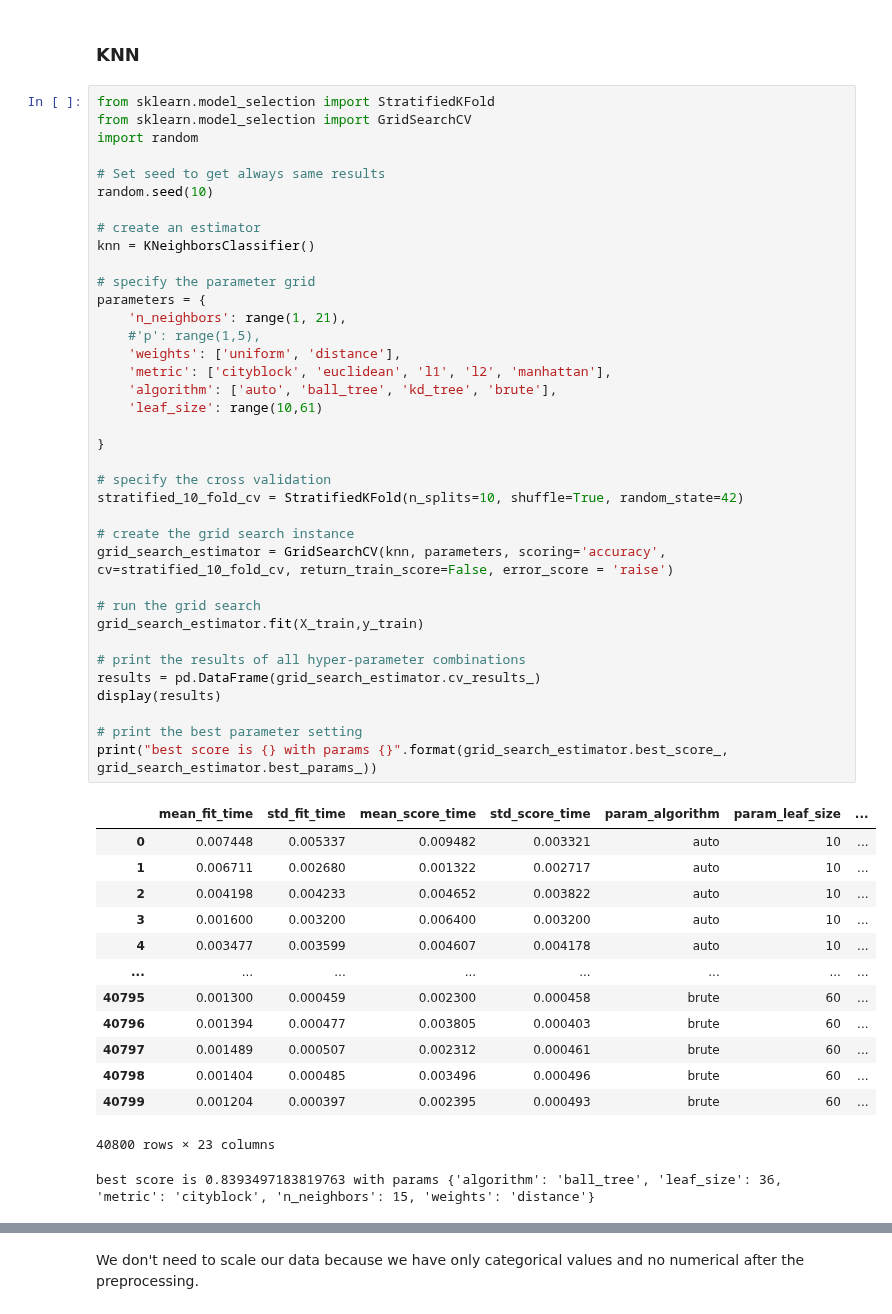
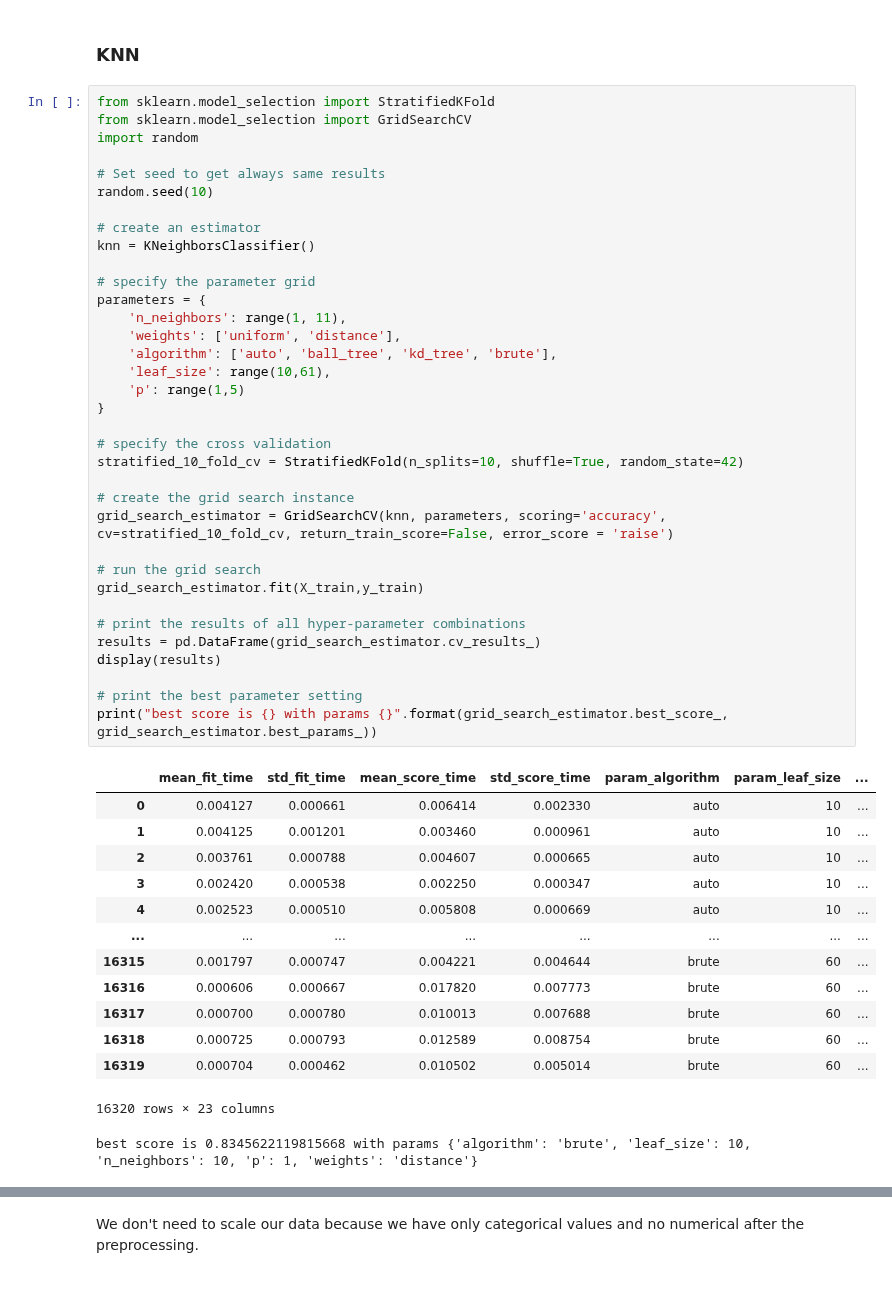
Before and after one commit to mariusjb/dm1-titanic, a Jupyter notebook: codes_chrisi_KNN_DecisionTree.ipynb, the cells around one changed output, grey strips where cells are left out. Cells and saved outputs as stored; diff of their text form.

```diff
--- a/codes_chrisi_KNN_DecisionTree.ipynb
+++ b/codes_chrisi_KNN_DecisionTree.ipynb
@@ -70,48 +63,46 @@ import random
 
 # Set seed to get always same results
 random.seed(10)
 
 # create an estimator
 knn = KNeighborsClassifier()
 
 # specify the parameter grid
 parameters = {
-    'n_neighbors': range(1, 21),
-    #'p': range(1,5),
+    'n_neighbors': range(1, 11),
     'weights': ['uniform', 'distance'],
-    'metric': ['cityblock', 'euclidean', 'l1', 'l2', 'manhattan'],
     'algorithm': ['auto', 'ball_tree', 'kd_tree', 'brute'],
-    'leaf_size': range(10,61)
-
+    'leaf_size': range(10,61),
+    'p': range(1,5)
 }
 
 # specify the cross validation
 stratified_10_fold_cv = StratifiedKFold(n_splits=10, shuffle=True, random_state=42)
 
 # create the grid search instance
 grid_search_estimator = GridSearchCV(knn, parameters, scoring='accuracy', cv=stratified_10_fold_cv, return_train_score=False, error_score = 'raise')
 
 # run the grid search
 grid_search_estimator.fit(X_train,y_train)
 
 # print the results of all hyper-parameter combinations
 results = pd.DataFrame(grid_search_estimator.cv_results_)
 display(results)
 
 # print the best parameter setting
 print("best score is {} with params {}".format(grid_search_estimator.best_score_, grid_search_estimator.best_params_))
 # %% [output]
 |  | mean_fit_time | std_fit_time | mean_score_time | std_score_time | param_algorithm | param_leaf_size | ... |
-| 0 | 0.007448 | 0.005337 | 0.009482 | 0.003321 | auto | 10 | ... |
-| 1 | 0.006711 | 0.002680 | 0.001322 | 0.002717 | auto | 10 | ... |
-| 2 | 0.004198 | 0.004233 | 0.004652 | 0.003822 | auto | 10 | ... |
-| 3 | 0.001600 | 0.003200 | 0.006400 | 0.003200 | auto | 10 | ... |
-| 4 | 0.003477 | 0.003599 | 0.004607 | 0.004178 | auto | 10 | ... |
+| 0 | 0.004127 | 0.000661 | 0.006414 | 0.002330 | auto | 10 | ... |
+| 1 | 0.004125 | 0.001201 | 0.003460 | 0.000961 | auto | 10 | ... |
+| 2 | 0.003761 | 0.000788 | 0.004607 | 0.000665 | auto | 10 | ... |
+| 3 | 0.002420 | 0.000538 | 0.002250 | 0.000347 | auto | 10 | ... |
+| 4 | 0.002523 | 0.000510 | 0.005808 | 0.000669 | auto | 10 | ... |
 | ... | ... | ... | ... | ... | ... | ... | ... |
-| 40795 | 0.001300 | 0.000459 | 0.002300 | 0.000458 | brute | 60 | ... |
-| 40796 | 0.001394 | 0.000477 | 0.003805 | 0.000403 | brute | 60 | ... |
-| 40797 | 0.001489 | 0.000507 | 0.002312 | 0.000461 | brute | 60 | ... |
-| 40798 | 0.001404 | 0.000485 | 0.003496 | 0.000496 | brute | 60 | ... |
-| 40799 | 0.001204 | 0.000397 | 0.002395 | 0.000493 | brute | 60 | ... |
+| 16315 | 0.001797 | 0.000747 | 0.004221 | 0.004644 | brute | 60 | ... |
+| 16316 | 0.000606 | 0.000667 | 0.017820 | 0.007773 | brute | 60 | ... |
+| 16317 | 0.000700 | 0.000780 | 0.010013 | 0.007688 | brute | 60 | ... |
+| 16318 | 0.000725 | 0.000793 | 0.012589 | 0.008754 | brute | 60 | ... |
+| 16319 | 0.000704 | 0.000462 | 0.010502 | 0.005014 | brute | 60 | ... |
-40800 rows × 23 columns
+16320 rows × 23 columns
-best score is 0.8393497183819763 with params {'algorithm': 'ball_tree', 'leaf_size': 36, 'metric': 'cityblock', 'n_neighbors': 15, 'weights': 'distance'}
+best score is 0.8345622119815668 with params {'algorithm': 'brute', 'leaf_size': 10, 'n_neighbors': 10, 'p': 1, 'weights': 'distance'}
```
Also changed, not shown: parts of 13 cells of this notebook.
